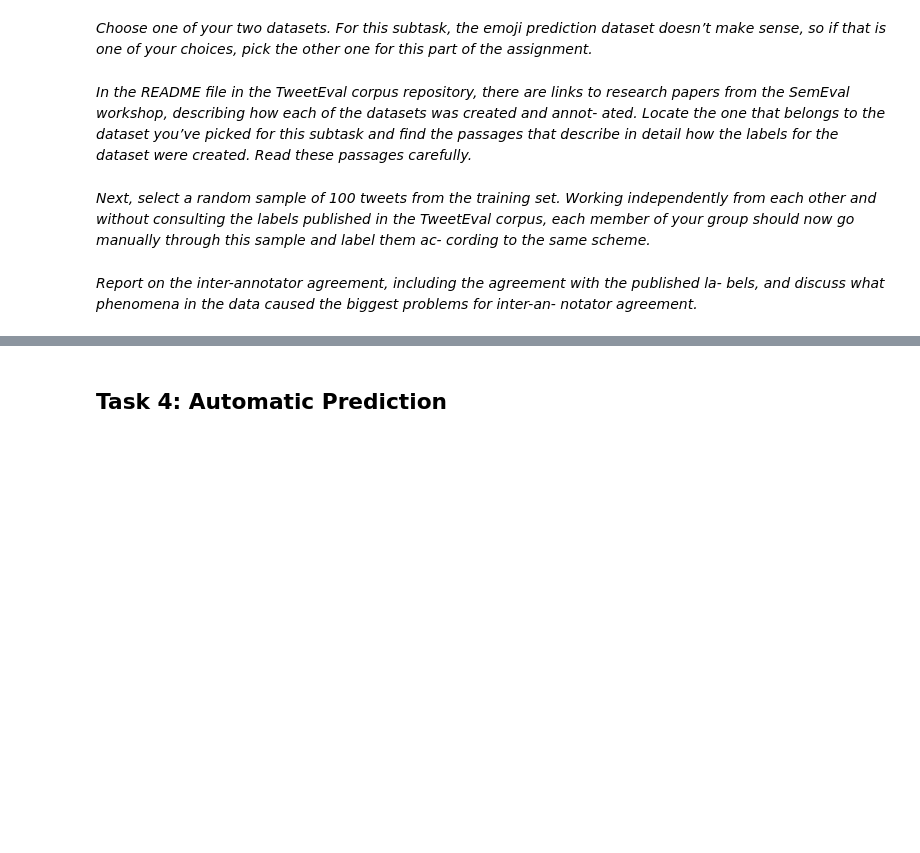
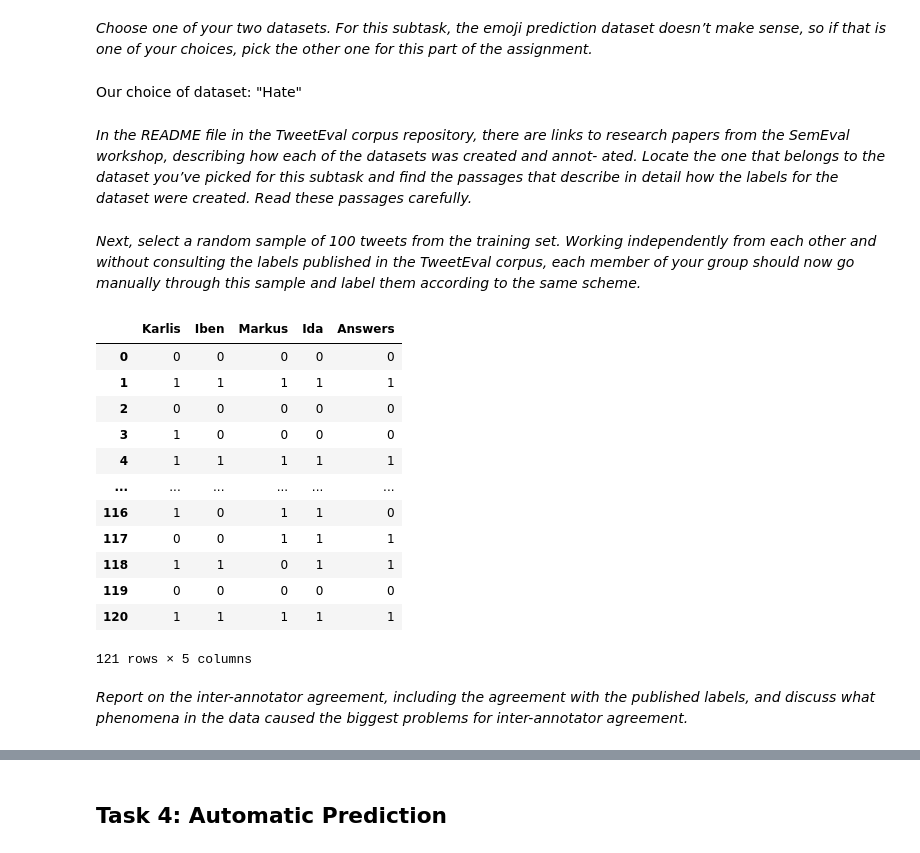
Before and after one commit to MarkusSibbesen/fyp2021p04g11, a Jupyter notebook: notebook.ipynb, the cells around one changed output, grey strips where cells are left out. Cells and saved outputs as stored; diff of their text form; code cells hidden in the pictures; blank space fills up the shorter version.

Commit message:
Group work

```diff
--- a/notebook.ipynb
+++ b/notebook.ipynb
@@ -43,9 +245,37 @@ you get from the social media tokeniser in the NLTK library (nltk.tokenize.Tweet
 ## Task 3: Manual Annotation and Inter-Annotator Agreement
 # %% [markdown]
 *Choose one of your two datasets. For this subtask, the emoji prediction dataset doesn’t make sense, so if that is one of your choices, pick the other one for this part of the assignment.*
+# %% [markdown]
+Our choice of dataset: "Hate"
 # %% [markdown]
 *In the README file in the TweetEval corpus repository, there are links to research papers from the SemEval workshop, describing how each of the datasets was created and annot- ated. Locate the one that belongs to the dataset you’ve picked for this subtask and find the passages that describe in detail how the labels for the dataset were created. Read these passages carefully.*
 # %% [markdown]
-*Next, select a random sample of 100 tweets from the training set. Working independently from each other and without consulting the labels published in the TweetEval corpus, each member of your group should now go manually through this sample and label them ac- cording to the same scheme.*
+*Next, select a random sample of 100 tweets from the training set. Working independently from each other and without consulting the labels published in the TweetEval corpus, each member of your group should now go manually through this sample and label them according to the same scheme.*
+# %%
+Karlis_hate = [0] + open("iaa/KarlisHateOrNot.txt", "r", encoding="utf-8").read().split('\n')
+Iben_hate = [0] + open("iaa/iben_map.txt", "r", encoding="utf-8").read().split('\n')
+Markus_hate = [0] + open("iaa/iaa_labels_markus.txt", "r", encoding="utf-8").read().split('\n')
+Ida_hate = [0] + open("iaa/LabelsHateIda.txt", "r", encoding="utf-8").read().split('\n')
+correct_hate = [0] + open("iaa/iaa_labels.txt", "r", encoding="utf-8").read().split('\n')
+Hate_labels = pd.DataFrame(list(zip(Karlis_hate,Iben_hate,Markus_hate,Ida_hate, correct_hate)), columns =['Karlis', 'Iben',"Markus","Ida", "Answers"])
+# %%
+for i in ['Karlis', 'Iben',"Markus","Ida", "Answers"]:
+    Hate_labels[i] = Hate_labels[i].astype('int')
+# %%
+Hate_labels
+# %% [output]
+|  | Karlis | Iben | Markus | Ida | Answers |
+| 0 | 0 | 0 | 0 | 0 | 0 |
+| 1 | 1 | 1 | 1 | 1 | 1 |
+| 2 | 0 | 0 | 0 | 0 | 0 |
+| 3 | 1 | 0 | 0 | 0 | 0 |
+| 4 | 1 | 1 | 1 | 1 | 1 |
+| ... | ... | ... | ... | ... | ... |
+| 116 | 1 | 0 | 1 | 1 | 0 |
+| 117 | 0 | 0 | 1 | 1 | 1 |
+| 118 | 1 | 1 | 0 | 1 | 1 |
+| 119 | 0 | 0 | 0 | 0 | 0 |
+| 120 | 1 | 1 | 1 | 1 | 1 |
+121 rows × 5 columns
 # %% [markdown]
-*Report on the inter-annotator agreement, including the agreement with the published la- bels, and discuss what phenomena in the data caused the biggest problems for inter-an- notator agreement.*
+*Report on the inter-annotator agreement, including the agreement with the published labels, and discuss what phenomena in the data caused the biggest problems for inter-annotator agreement.*
```
Also changed, not shown: parts of 41 cells of this notebook, 7 other files.
